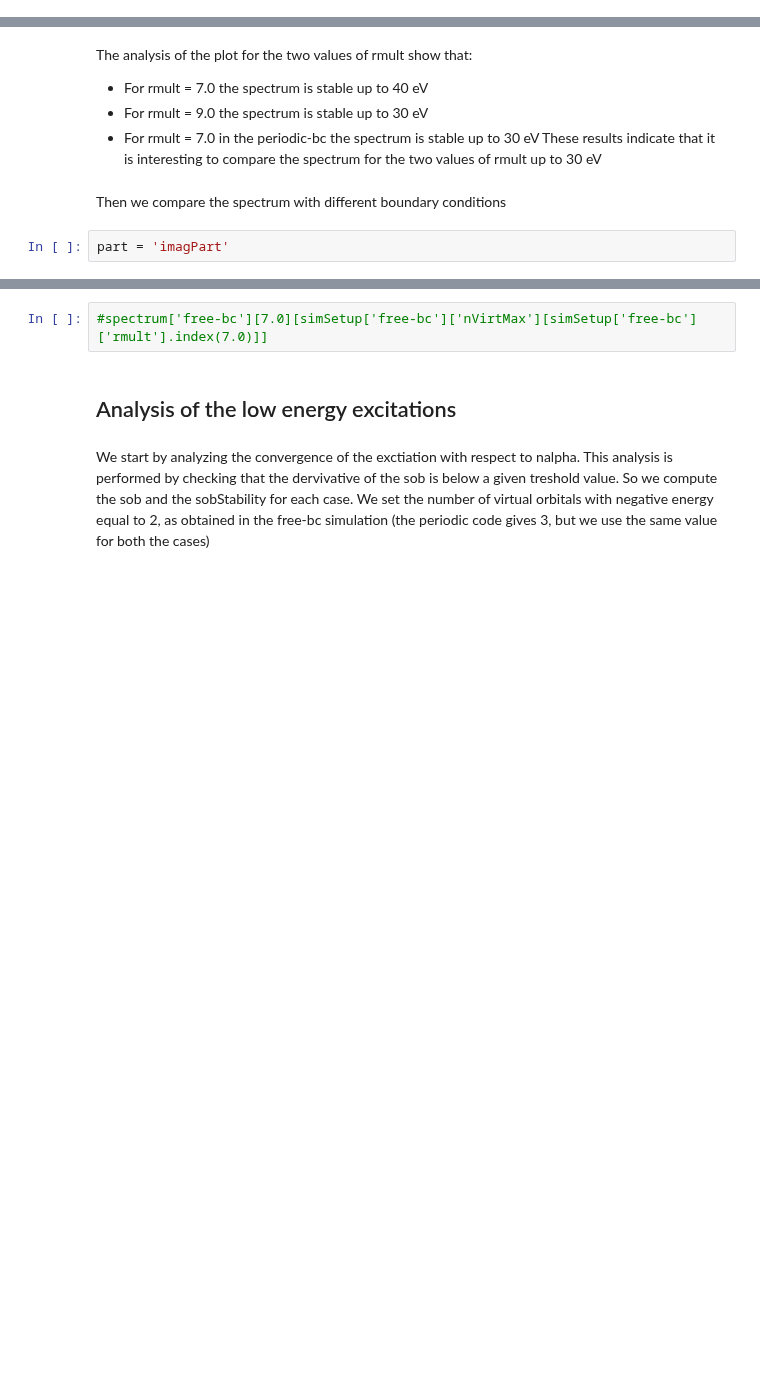
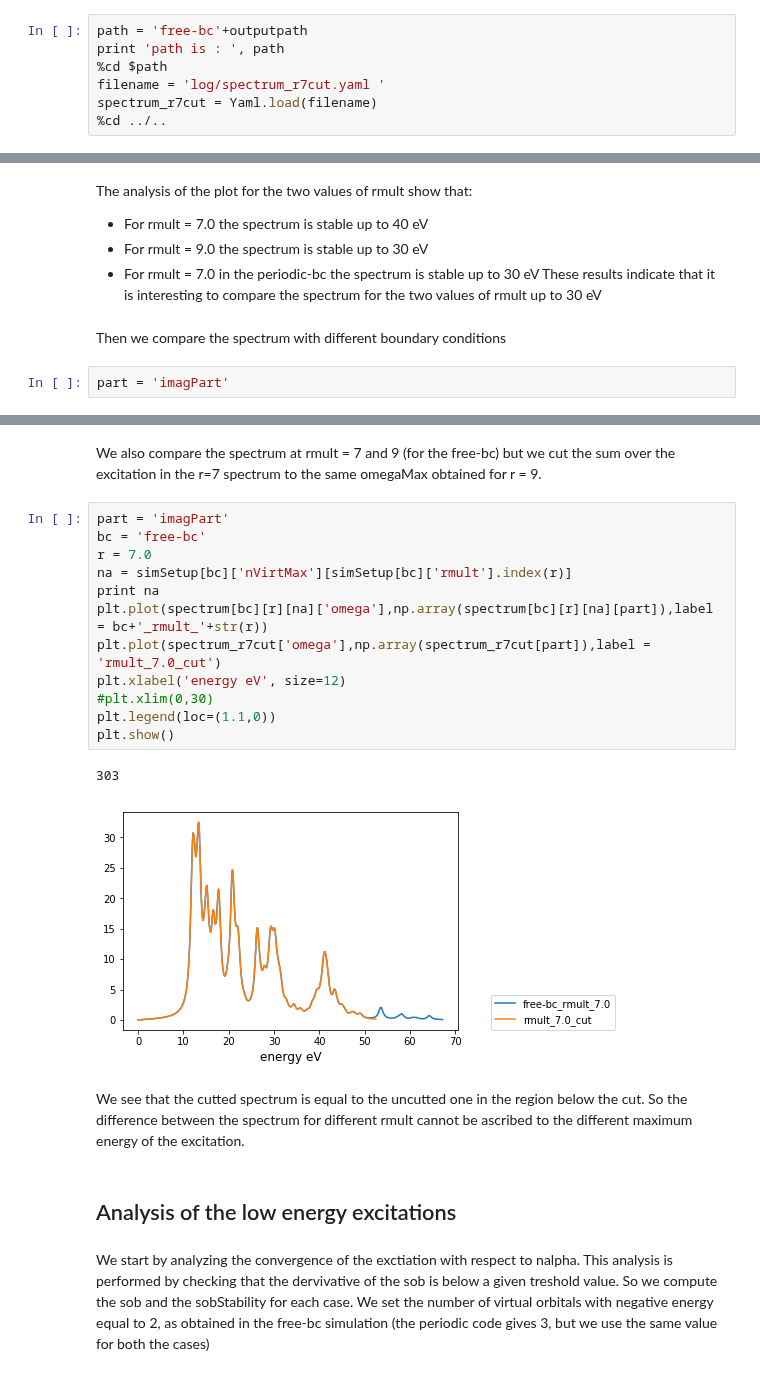
Before and after one commit to luigigenovese/KPM-nb, a Jupyter notebook: POLARIZABILITY/N2/Stability_and_convergence_linear_response.ipynb, the cells around one changed output, grey strips where cells are left out. Drawn from its saved outputs; the diff is of its cells as text; blank space fills up the shorter version.

```diff
--- a/POLARIZABILITY/N2/Stability_and_convergence_linear_response.ipynb
+++ b/POLARIZABILITY/N2/Stability_and_convergence_linear_response.ipynb
@@ -68,3 +68,10 @@ path is :  free-bc/linear-response
 ['log/log-Rmult_7.0_numVirt_303.yaml']
 ['log/log-Rmult_9.0_numVirt_279.yaml']
 /media/DATA/RICERCA/LINEAR RESPONSE/LR-nb/POLARIZABILITY/N2
+# %%
+path = 'free-bc'+outputpath
+print 'path is : ', path
+%cd $path
+filename = 'log/spectrum_r7cut.yaml '
+spectrum_r7cut = Yaml.load(filename)
+%cd ../..
@@ -157,6 +167,23 @@ free-bc
 [figure]
-# %%
-#spectrum['free-bc'][7.0][simSetup['free-bc']['nVirtMax'][simSetup['free-bc']['rmult'].index(7.0)]]
+# %% [markdown]
+We also compare the spectrum at rmult = 7 and 9 (for the free-bc) but we cut the sum over the excitation in the r=7 spectrum to the same omegaMax obtained for r = 9.
+# %%
+part = 'imagPart'
+bc = 'free-bc'
+r = 7.0
+na = simSetup[bc]['nVirtMax'][simSetup[bc]['rmult'].index(r)]
+print na
+plt.plot(spectrum[bc][r][na]['omega'],np.array(spectrum[bc][r][na][part]),label = bc+'_rmult_'+str(r))
+plt.plot(spectrum_r7cut['omega'],np.array(spectrum_r7cut[part]),label = 'rmult_7.0_cut')
+plt.xlabel('energy eV', size=12)
+#plt.xlim(0,30)
+plt.legend(loc=(1.1,0))
+plt.show()
+# %% [output]
+303
+[figure, added]
+# %% [markdown]
+We see that the cutted spectrum is equal to the uncutted one in the region below the cut. So the difference between the spectrum for different rmult cannot be ascribed to the different maximum energy of the excitation.
 # %% [markdown]
 ## Analysis of the low energy excitations
 # %% [markdown]
```
Also changed, not shown: parts of 5 cells of this notebook, 3 other files.
